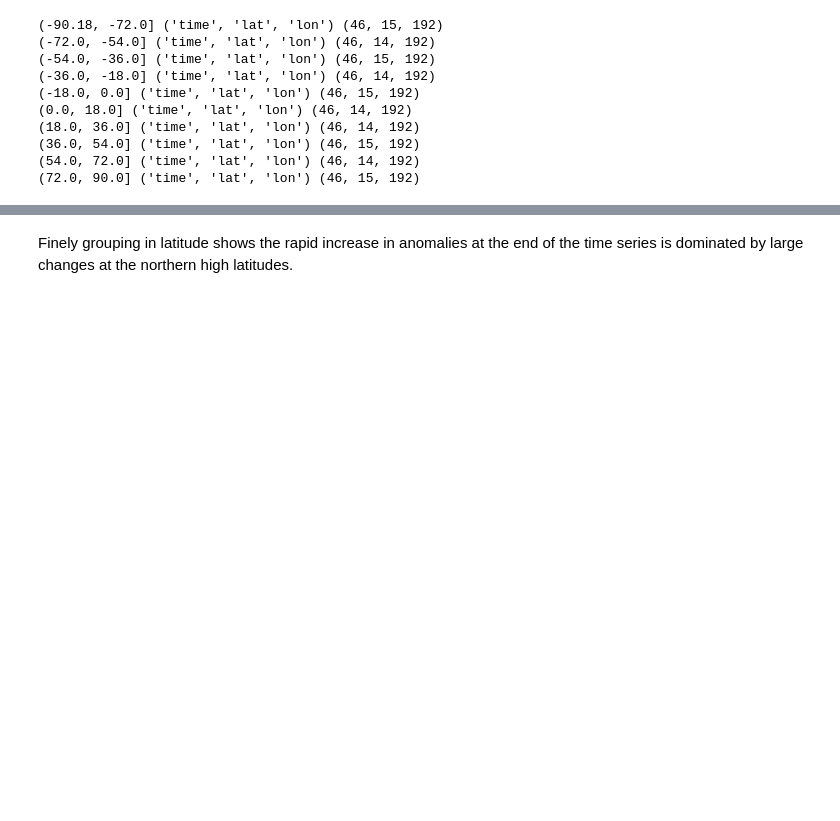
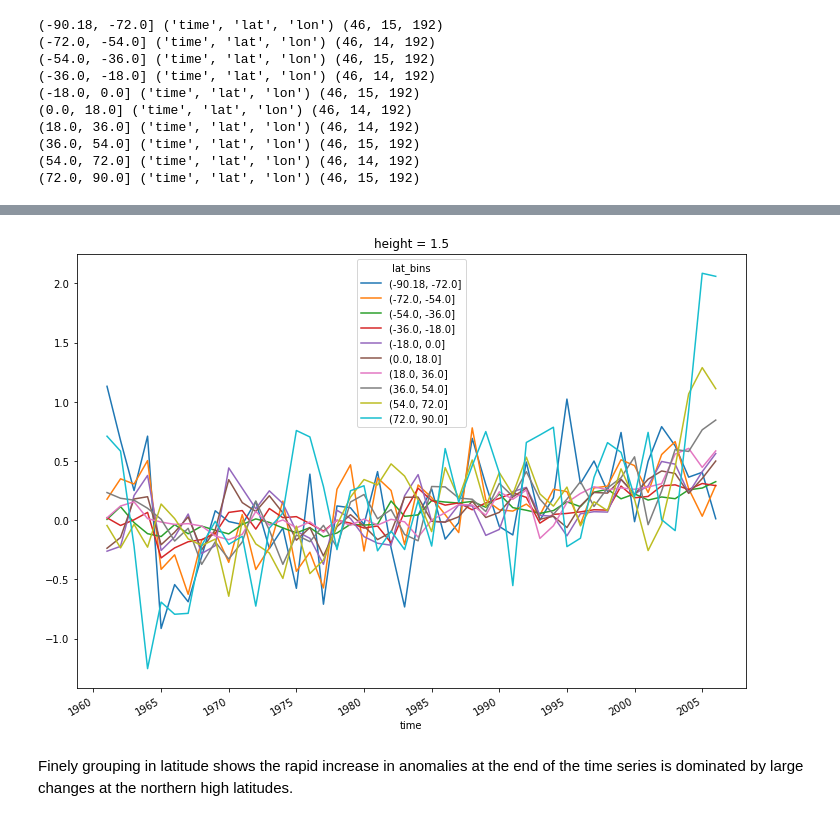
Before and after one commit to coecms-training/introduction_to_xarray, a Jupyter notebook: 5 Basic xarray - grouping and resampling in time.ipynb, the cells around one changed output, grey strips where cells are left out. Cells and saved outputs as stored; diff of their text form; code cells hidden in the pictures; blank space fills up the shorter version.

```diff
--- a/5 Basic xarray - grouping and resampling in time.ipynb
+++ b/5 Basic xarray - grouping and resampling in time.ipynb
@@ -103,3 +122,10 @@ tas_anom_yearly.groupby_bins('lat', bins=10).mean(dim=('lat','lon')).plot(x='tim
+# %%
+def weighted_mean(d):
+    return d.weighted(areacella).mean(dim=('lat','lon'))
+
+tas_anom_yearly.groupby_bins('lat', bins=10).apply(weighted_mean).plot(x='time',hue='lat_bins',size=8);
+# %% [output]
+[figure, added]
 # %% [markdown]
 Finely grouping in latitude shows the rapid increase in anomalies at the end of the time series is dominated by large changes at the northern high latitudes.
 # %% [markdown]
```
Also changed, not shown: parts of 15 cells of this notebook, 2 other files.
